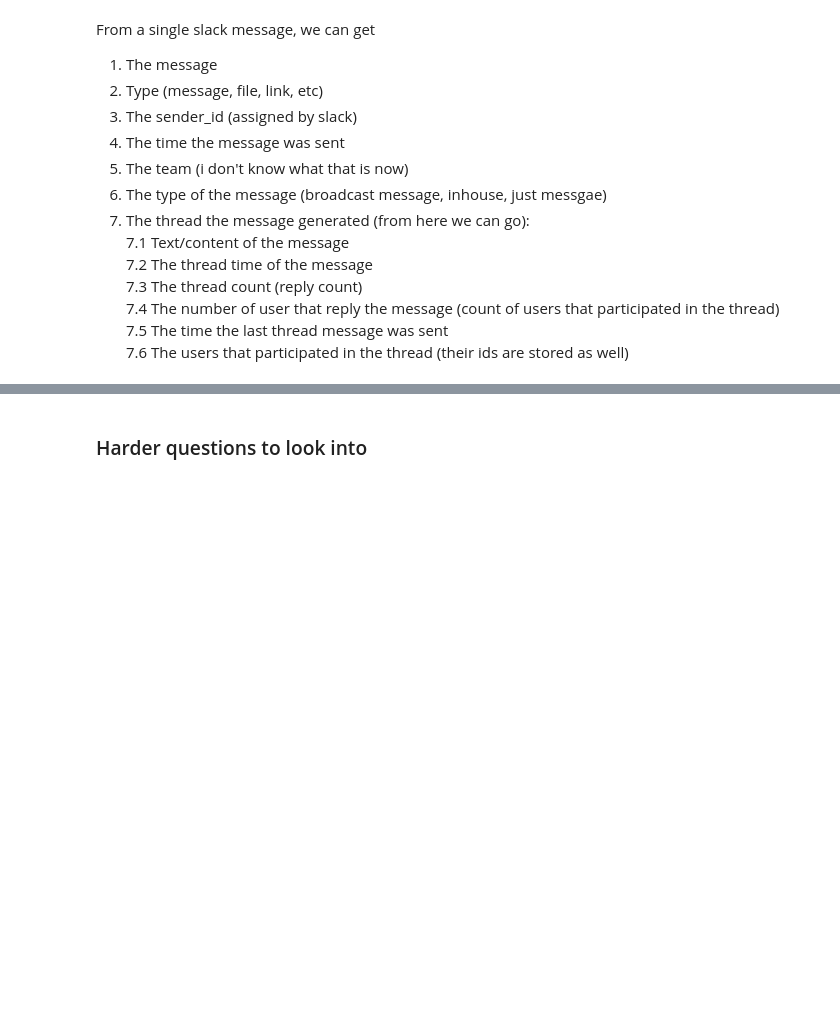
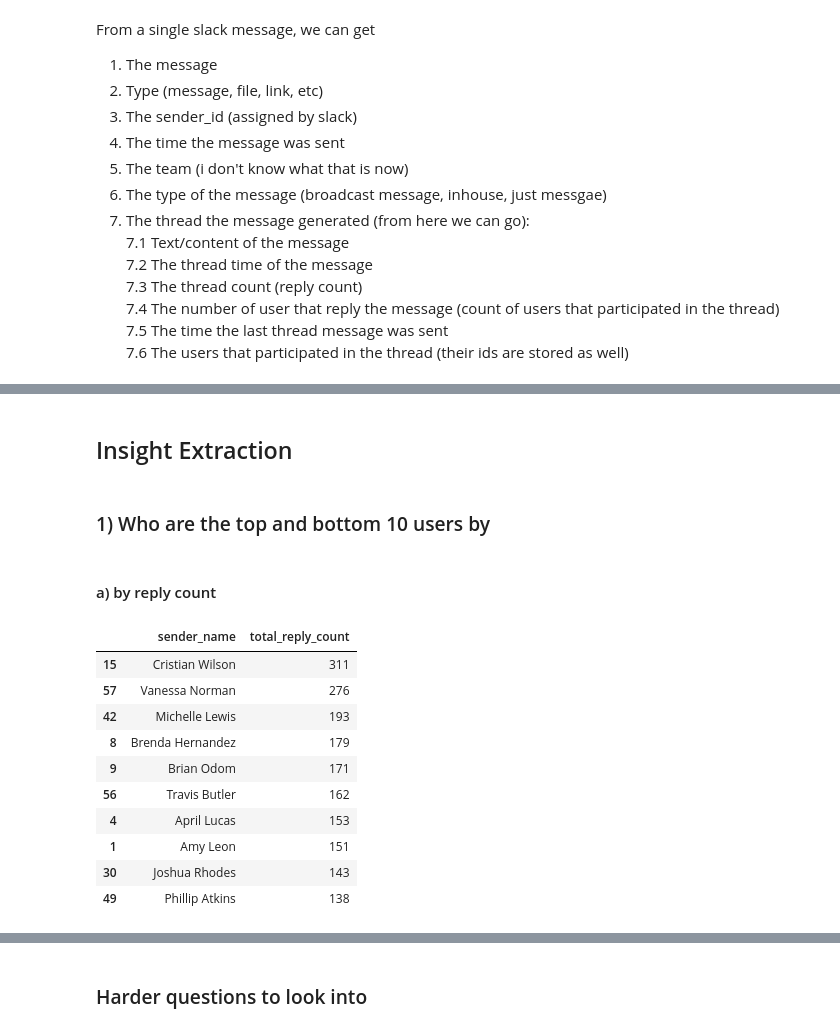
Before and after one commit to bkaggle/Slack_message_analysis, a Jupyter notebook: notebooks/parse_slack_data.ipynb, the cells around one changed output, grey strips where cells are left out. Drawn from its saved outputs; the diff is of its cells as text; code cells hidden in the pictures; blank space fills up the shorter version.

```diff
--- a/notebooks/parse_slack_data.ipynb
+++ b/notebooks/parse_slack_data.ipynb
@@ -258,0 +101,4 @@ Below are some useful questions to answer. Feel free to explore to answer other
+# %% [markdown]
+## Insight Extraction
+# %% [markdown]
+### 1) Who are the top and bottom 10  users by
@@ -258,0 +128,22 @@ Below are some useful questions to answer. Feel free to explore to answer other
+# %% [markdown]
+#### a) by reply count
+# %%
+
+# Users grouped by 'sender_name
+grouped_by_user = slack_parser_df.groupby('sender_name')['reply_users_count'].sum().reset_index(name='total_reply_count')
+# %%
+# TOP 10 users by reply count
+sorted_by_reply_count = grouped_by_user.sort_values(by='total_reply_count', ascending=False)
+sorted_by_reply_count.head(10)
+# %% [output]
+|  | sender_name | total_reply_count |
+| 15 | Cristian Wilson | 311 |
+| 57 | Vanessa Norman | 276 |
+| 42 | Michelle Lewis | 193 |
+| 8 | Brenda Hernandez | 179 |
+| 9 | Brian Odom | 171 |
+| 56 | Travis Butler | 162 |
+| 4 | April Lucas | 153 |
+| 1 | Amy Leon | 151 |
+| 30 | Joshua Rhodes | 143 |
+| 49 | Phillip Atkins | 138 |
```
Also changed, not shown: parts of 22 cells of this notebook, 1 other file.
